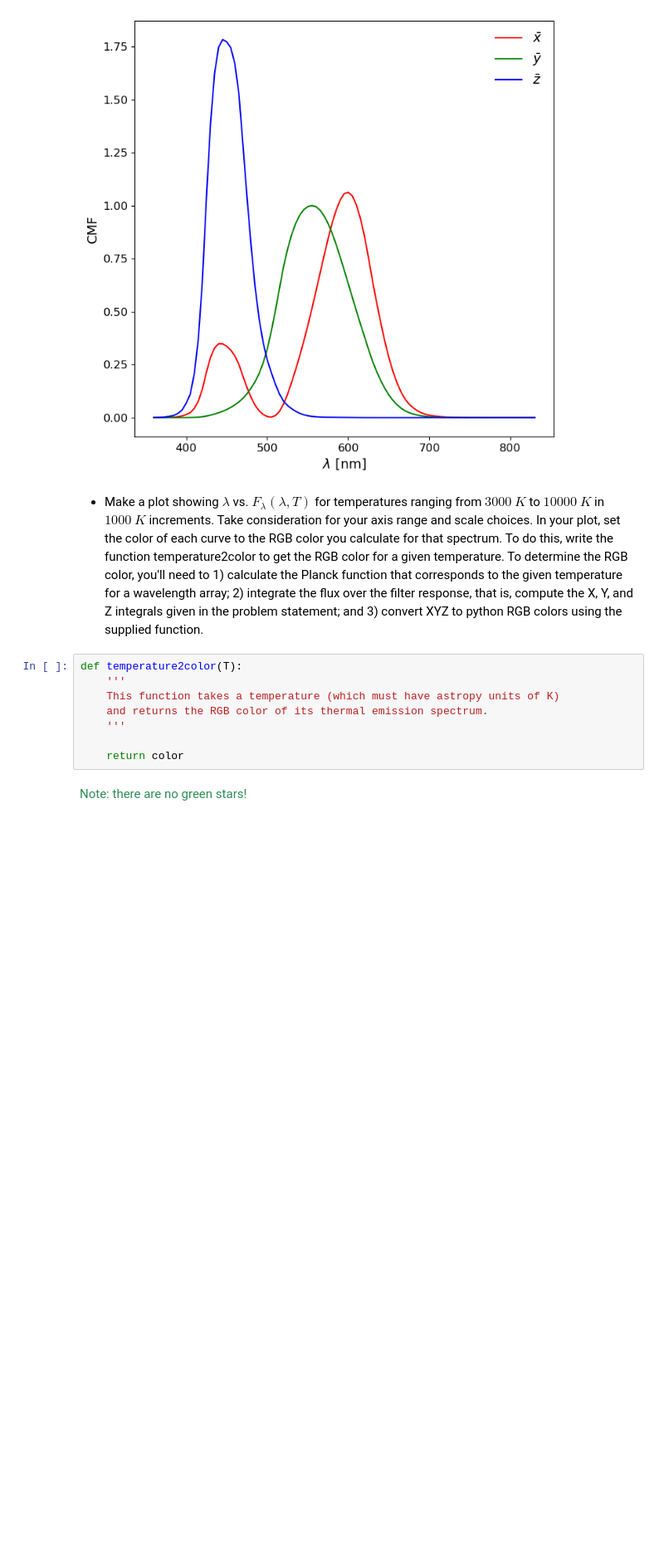
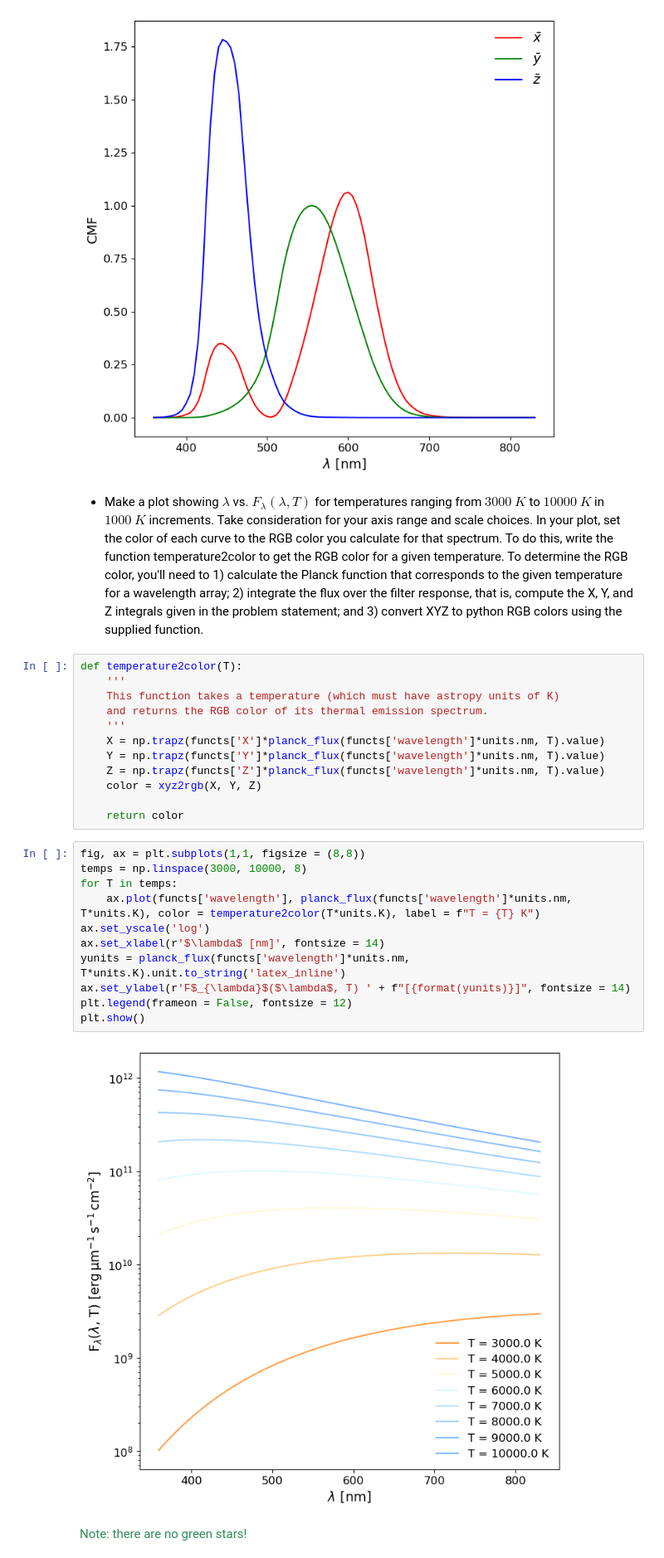
Before and after one commit to cassiemetzger/dartmouth_a74, a Jupyter notebook: CP_radiation.ipynb, the cells around one changed output. Shown: that part at 83% size. Drawn from its saved outputs; the diff is of its cells as text; blank space fills up the shorter version.

```diff
--- a/CP_radiation.ipynb
+++ b/CP_radiation.ipynb
@@ -198,8 +200,25 @@ def temperature2color(T):
     This function takes a temperature (which must have astropy units of K)
     and returns the RGB color of its thermal emission spectrum.
     '''
+    X = np.trapz(functs['X']*planck_flux(functs['wavelength']*units.nm, T).value)
+    Y = np.trapz(functs['Y']*planck_flux(functs['wavelength']*units.nm, T).value)
+    Z = np.trapz(functs['Z']*planck_flux(functs['wavelength']*units.nm, T).value)
+    color = xyz2rgb(X, Y, Z)
 
     return color
+# %%
+fig, ax = plt.subplots(1,1, figsize = (8,8))
+temps = np.linspace(3000, 10000, 8)
+for T in temps:
+    ax.plot(functs['wavelength'], planck_flux(functs['wavelength']*units.nm, T*units.K), color = temperature2color(T*units.K), label = f"T = {T} K")
+ax.set_yscale('log')
+ax.set_xlabel(r'$\lambda$ [nm]', fontsize = 14)
+yunits = planck_flux(functs['wavelength']*units.nm, T*units.K).unit.to_string('latex_inline')
+ax.set_ylabel(r'F$_{\lambda}$($\lambda$, T) ' + f"[{format(yunits)}]", fontsize = 14)
+plt.legend(frameon = False, fontsize = 12)
+plt.show()
+# %% [output]
+[figure, added]
 # %% [markdown]
 <font color='seagreen'>
 Note: there are no green stars!
```
Also changed, not shown: parts of 18 cells of this notebook.
